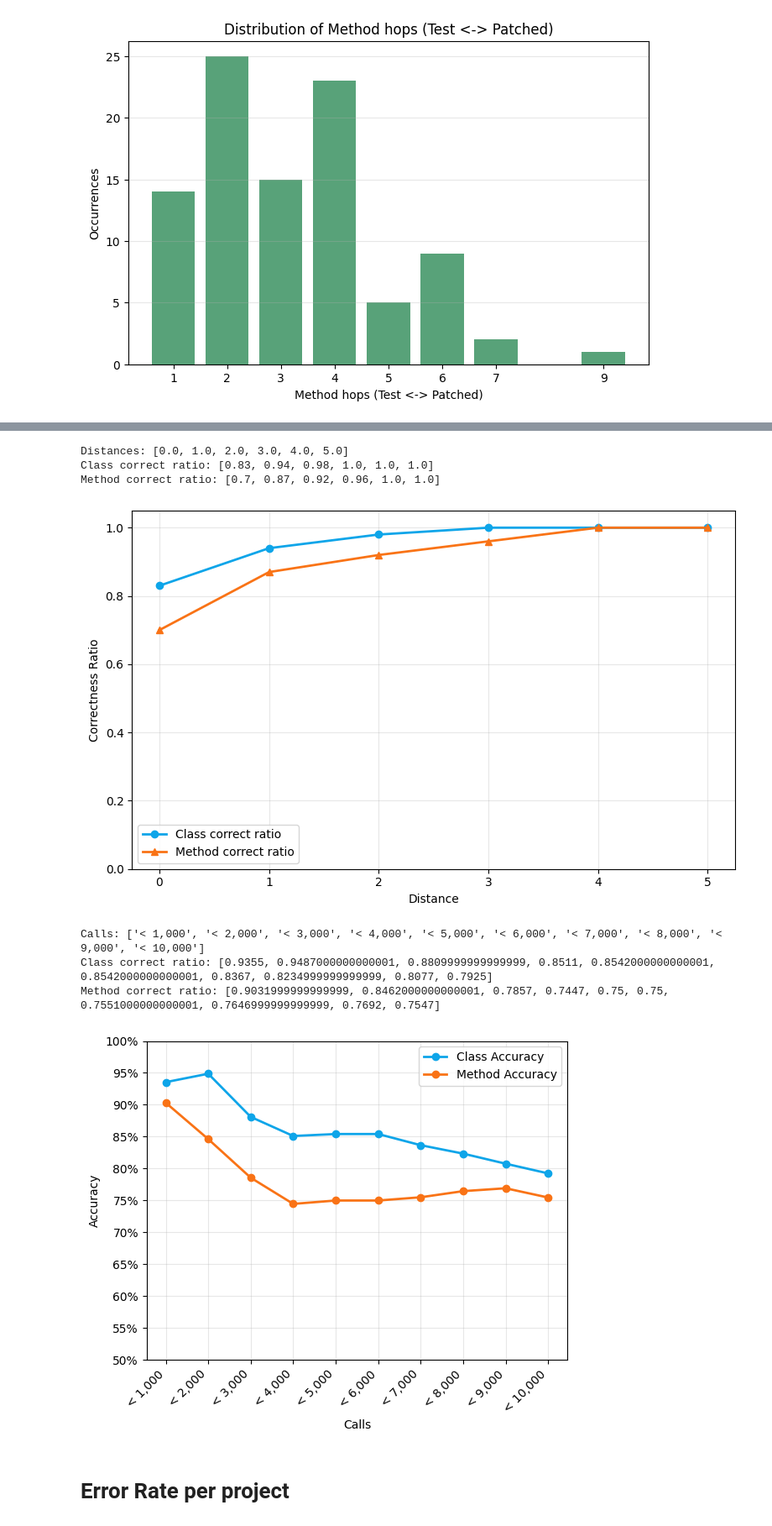
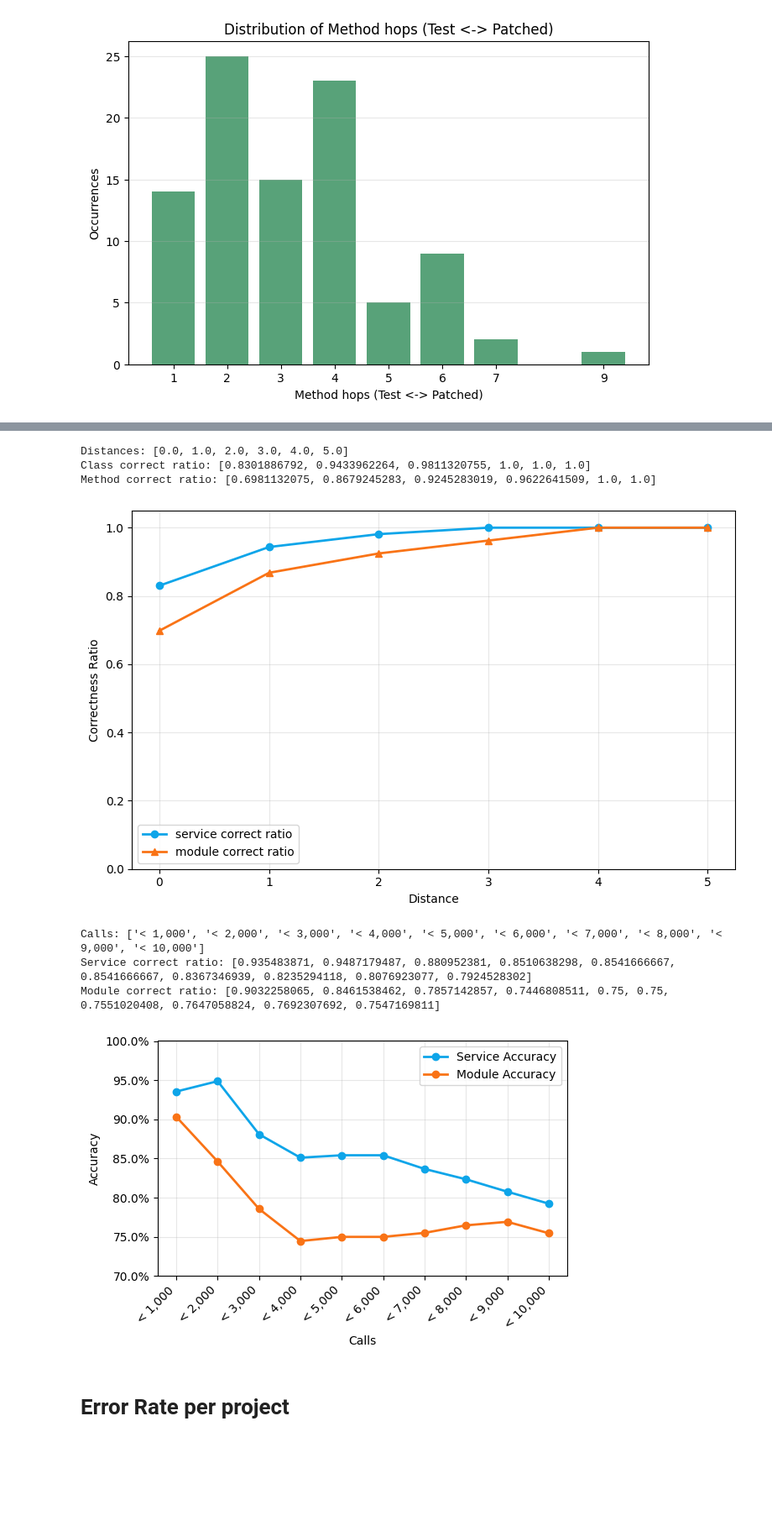
Before and after one commit to WSE-research/Towards-Functional-Fault-Localization-in-Large-Scale-Distributed-Web-Systems-via-LLMs, a Jupyter notebook: evaluation/evaluation.ipynb, the cells around one changed output, grey strips where cells are left out. Shown at 84% size. Cells and saved outputs as stored; diff of their text form; code cells hidden in the pictures; blank space fills up the shorter version.

```diff
--- a/evaluation/evaluation.ipynb
+++ b/evaluation/evaluation.ipynb
@@ -30,12 +30,8 @@ Requirement already satisfied: numpy<2.7,>=1.26.4 in /home/dschiese/.local/lib/p
 # Read file data/experiments.xlsx
 import pandas as pd
 
-SHEET_ID = "1WYs9NuY2V4mdaYyD1a7c9ffCQEq67qFwK_9aUvGfUnk" # Use experiments.xlsx instead.
+PATH = "../data/experiments.xlsx"
 
-
-# Online connect to google spreadsheet
-url = f"https://docs.google.com/spreadsheets/d/{SHEET_ID}/export?format=csv"
-
-df_header = pd.read_csv(url, nrows=200, header=1)
-df_no_header = pd.read_csv(url, header=None, skiprows=200)
+df_header = pd.read_excel(PATH, nrows=200, header=1)
+df_no_header = pd.read_excel(PATH, header=None, skiprows=200)
 # %% [markdown]
@@ -713,8 +690,8 @@ import pandas as pd
 
 fig, ax = plt.subplots(figsize=(8, 5))
 
-ax.plot(distances, class_correct_ratio, marker='o', label='Class correct ratio', color='#0ea5e9', linewidth=2)
-ax.plot(distances, method_correct_ratio, marker='^', label='Method correct ratio', color='#f97316', linewidth=2)
+ax.plot(distances, class_correct_ratio, marker='o', label='service correct ratio', color='#0ea5e9', linewidth=2)
+ax.plot(distances, method_correct_ratio, marker='^', label='module correct ratio', color='#f97316', linewidth=2)
 
 ax.set_xlabel('Distance')
 ax.set_ylabel('Correctness Ratio')
@@ -728,9 +705,9 @@ plt.tight_layout()
 plt.show()
 # %% [output]
 Distances: [0.0, 1.0, 2.0, 3.0, 4.0, 5.0]
-Class correct ratio: [0.83, 0.94, 0.98, 1.0, 1.0, 1.0]
-Method correct ratio: [0.7, 0.87, 0.92, 0.96, 1.0, 1.0]
+Class correct ratio: [0.8301886792, 0.9433962264, 0.9811320755, 1.0, 1.0, 1.0]
+Method correct ratio: [0.6981132075, 0.8679245283, 0.9245283019, 0.9622641509, 1.0, 1.0]
-[figure, old version]
+[figure, new version]
 # %%
 import matplotlib.pyplot as plt
 import pandas as pd
@@ -750,42 +727,42 @@ def parse_ratio(series):
   vals = pd.to_numeric(s, errors="coerce")
   vals[has_pct] = vals[has_pct] / 100.0
   return vals
 
 class_correct_ratio = parse_ratio(class_correct_ratio)
 method_correct_ratio = parse_ratio(method_correct_ratio)
 
 print("Calls:", calls.tolist())
-print("Class correct ratio:", class_correct_ratio.tolist())
-print("Method correct ratio:", method_correct_ratio.tolist())
+print("Service correct ratio:", class_correct_ratio.tolist())
+print("Module correct ratio:", method_correct_ratio.tolist())
 
-fig, ax = plt.subplots(figsize=(6, 5))
+fig, ax = plt.subplots(figsize=(6, 4))
 
-ax.plot(calls, class_correct_ratio, marker='o', label='Class Accuracy', color='#0ea5e9', linewidth=2)
-ax.plot(calls, method_correct_ratio, marker='o', label='Method Accuracy', color='#f97316', linewidth=2)
+ax.plot(calls, class_correct_ratio, marker='o', label='Service Accuracy', color='#0ea5e9', linewidth=2)
+ax.plot(calls, method_correct_ratio, marker='o', label='Module Accuracy', color='#f97316', linewidth=2)
 
 ax.set_xlabel('Calls')
 ax.set_ylabel('Accuracy')
 ax.set_title('')
 ax.legend()
 ax.grid(alpha=0.3)
-ax.set_ylim(0.5, 1)
+ax.set_ylim(0.7, 1)
 ax.yaxis.set_major_locator(mticker.MultipleLocator(0.05))
 ax.yaxis.set_major_formatter(mticker.PercentFormatter(1.0))
 x_pos = np.arange(len(calls))
 for line in ax.lines:
   line.set_xdata(x_pos)
 
 ax.set_xticks(x_pos)
 ax.set_xticklabels(calls ,rotation=45, ha="right")
 ax.xaxis.set_major_locator(mticker.MultipleLocator(1))
 
 plt.tight_layout()
 plt.show()
 # %% [output]
 Calls: ['< 1,000', '< 2,000', '< 3,000', '< 4,000', '< 5,000', '< 6,000', '< 7,000', '< 8,000', '< 9,000', '< 10,000']
-Class correct ratio: [0.9355, 0.9487000000000001, 0.8809999999999999, 0.8511, 0.8542000000000001, 0.8542000000000001, 0.8367, 0.8234999999999999, 0.8077, 0.7925]
-Method correct ratio: [0.9031999999999999, 0.8462000000000001, 0.7857, 0.7447, 0.75, 0.75, 0.7551000000000001, 0.7646999999999999, 0.7692, 0.7547]
+Service correct ratio: [0.935483871, 0.9487179487, 0.880952381, 0.8510638298, 0.8541666667, 0.8541666667, 0.8367346939, 0.8235294118, 0.8076923077, 0.7924528302]
+Module correct ratio: [0.9032258065, 0.8461538462, 0.7857142857, 0.7446808511, 0.75, 0.75, 0.7551020408, 0.7647058824, 0.7692307692, 0.7547169811]
-[figure, old version]
+[figure, new version]
 # %% [markdown]
 # Error Rate per project
 # %%
```
Also changed, not shown: parts of 12 cells of this notebook.
